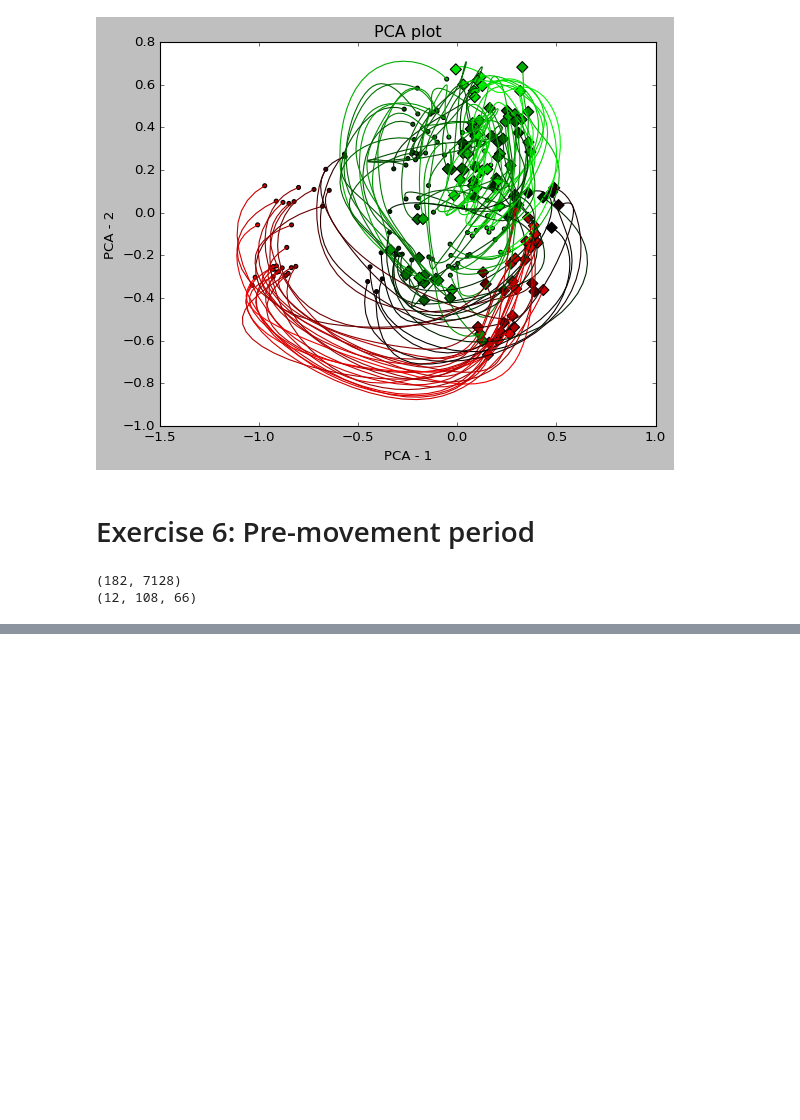
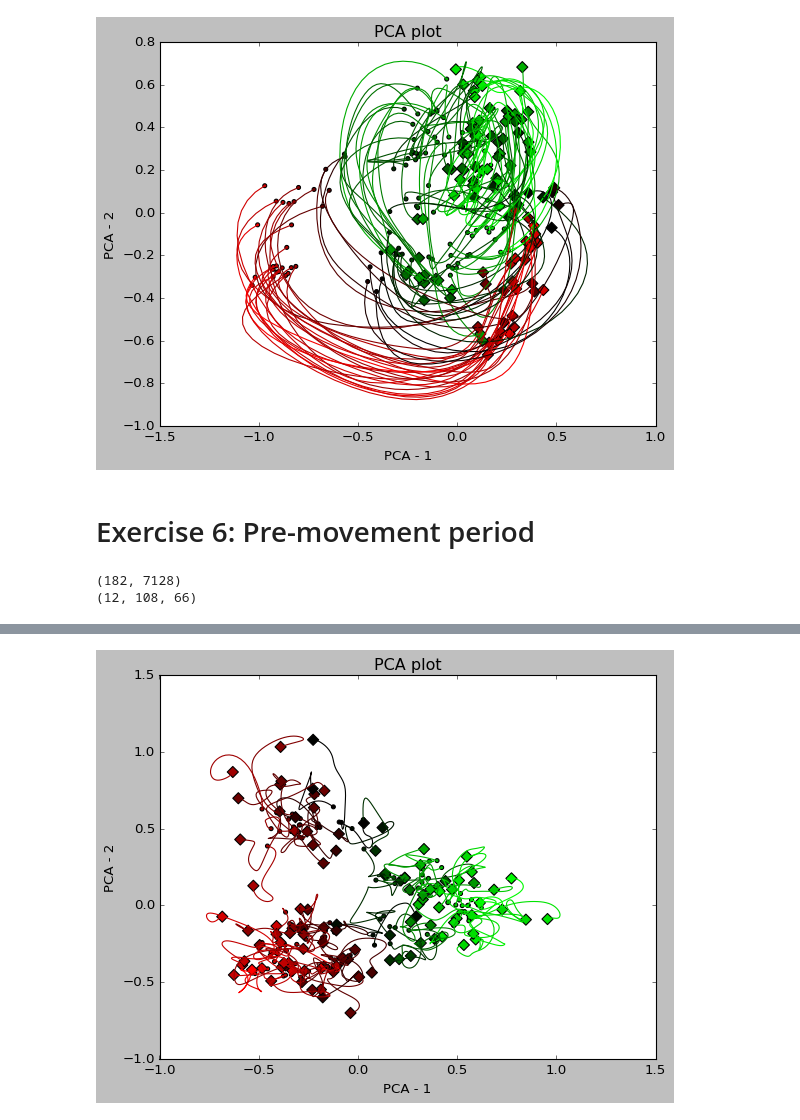
Before and after one commit to ofs416/Brain_Machine_Interfaces, a Jupyter notebook: Coursework_1/code.ipynb, the cells around one changed output, grey strips where cells are left out. Cells and saved outputs as stored; diff of their text form; code cells hidden in the pictures; blank space fills up the shorter version.

```diff
--- a/Coursework_1/code.ipynb
+++ b/Coursework_1/code.ipynb
@@ -333,0 +388,12 @@ plt.show()
+# %%
+## Dimensionality reduction by PCA
+X_seven_trunc = X_seven_norm_mean[:, :, 65:111]
+X_seven = X_seven_trunc.reshape(X_seven_trunc.shape[0], X_seven_trunc.shape[1] * X_seven_trunc.shape[2])
+pca_seven = PCA(n_components=12)
+pca_seven.fit(X_seven.T)
+Z = pca_seven.transform(X_seven.T).T
+# %%
+Z = Z.reshape(12, X_trunc.shape[1], X_trunc.shape[2])
+plot_pca_psths(Z, 1, 2)
+# %% [output]
+[figure, added]
```
Also changed, not shown: parts of 24 cells of this notebook.
